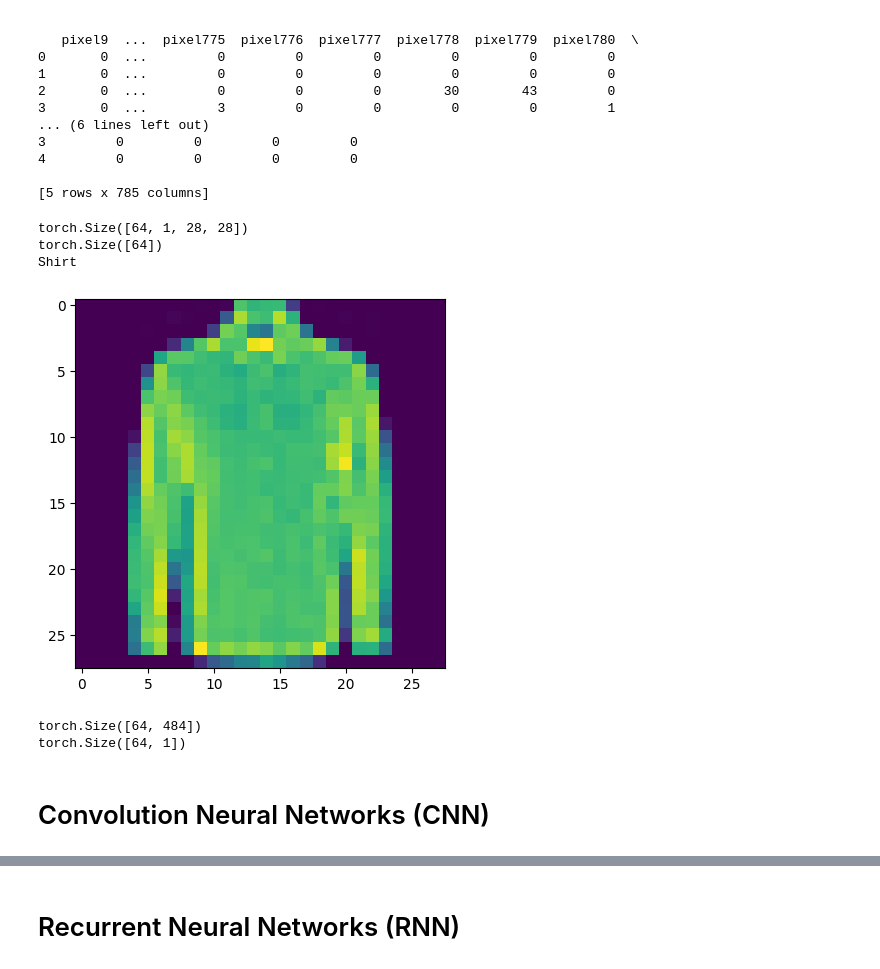
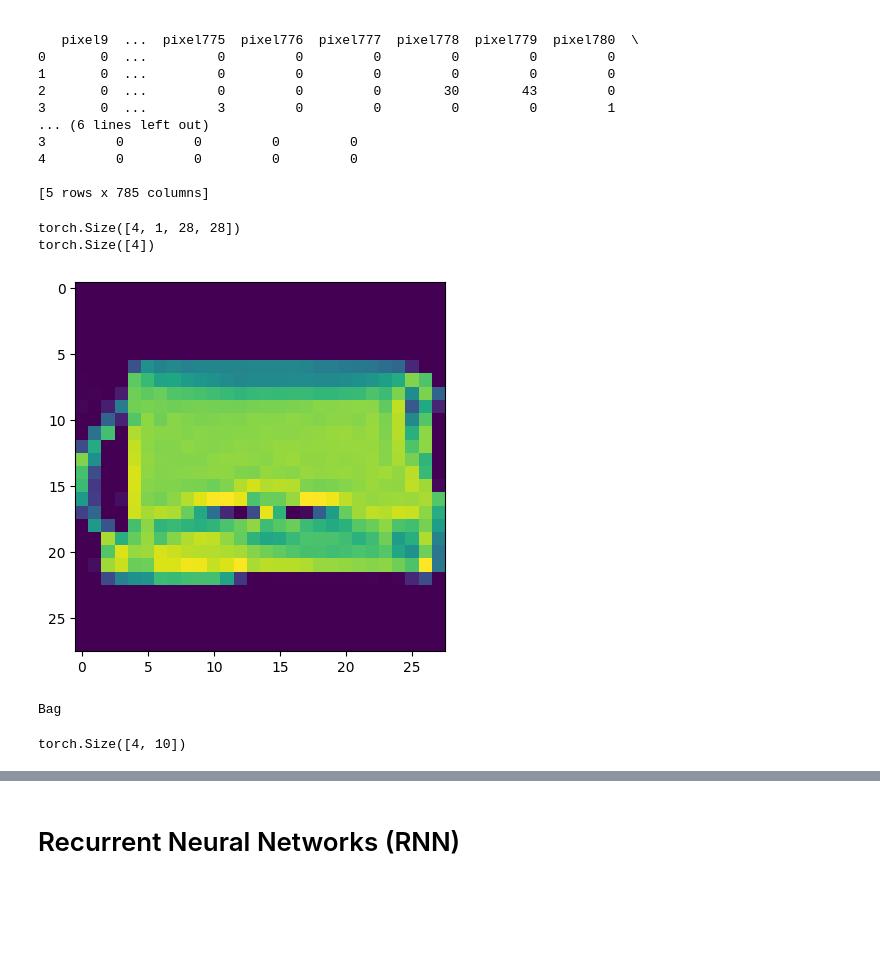
Before and after one commit to NCState-Exploring-Machine-Learning/unit-8-cnns-rnns, a Jupyter notebook: cnns-rnns.ipynb, the cells around one changed output, grey strips where cells are left out. Drawn from its saved outputs; the diff is of its cells as text; code cells hidden in the pictures; blank space fills up the shorter version.

```diff
--- a/cnns-rnns.ipynb
+++ b/cnns-rnns.ipynb
@@ -127,6 +161,7 @@ from torchvision import transforms, datasets
 
 preprocess = transforms.Compose([
     transforms.ToTensor(),
+    transforms.Normalize((0.5,), (0.5))
 ])
 
 fashion_train_dataset = FashionDataset(fashion_train_csv, preprocess)
@@ -134,23 +169,27 @@ fashion_test_dataset = FashionDataset(fashion_test_csv, preprocess)
 # %%
 from torch.utils.data import DataLoader
 # Feed into a data loader
-BATCH_SIZE = 64
+BATCH_SIZE = 4
 fashion_train_loader = DataLoader(fashion_train_dataset, batch_size=BATCH_SIZE, shuffle=True)
 fashion_test_loader = DataLoader(fashion_test_dataset, batch_size=BATCH_SIZE, shuffle=True)
 # %%
 # Visualize Data
 import matplotlib.pyplot as plt
 for batch, labels in fashion_train_loader:
     print(batch.shape)
     print(labels.shape)
+    # Unnormize batch
+    batch = batch/2 + 0.5
+    plt.figure()
     plt.imshow(batch[0].squeeze())
-    print( CLASS_NAMES[labels[0]])
+    plt.show()
+    print( CLASS_NAMES[int(labels[0])])
     break
 # %% [output]
-torch.Size([64, 1, 28, 28])
-torch.Size([64])
-Shirt
+torch.Size([4, 1, 28, 28])
+torch.Size([4])
-[figure, old version]
+[figure, new version]
+Bag
 # %%
 # Build the model
 import torch.nn as nn
@@ -162,15 +201,22 @@ class fashion_mnist_model(nn.Module):
         super(fashion_mnist_model, self).__init__()
         # Create the layers we want to use
         # Made these up for this example
+
+        # Convolutional layer what has 1 input channel - since our images are grayscale
+        # Note we do not have to specify the image size here.
+        # It will then create 10 kernels 3x3 - this determines our number of out channels
         self.conv1 = nn.Conv2d(in_channels=1, out_channels=10, kernel_size=3)
         self.conv2 = nn.Conv2d(in_channels=10, out_channels=3, kernel_size=3)
         self.conv3 = nn.Conv2d(in_channels=3, out_channels=1, kernel_size=3)
-        self.fc1 = nn.Linear(in_features=22 * 22, out_features=1)
+        # Output will be 10 here for the 10 classes. We want to see the
+        # probability of what the image input is for each class.
+        self.fc1 = nn.Linear(in_features=22 * 22, out_features=10)
         self.relu = nn.ReLU()
 
 
     def forward(self, x : torch.Tensor):
         # Use the layers we created to do a feed forward of our data
+        # This is the actual model architecture
         x = self.conv1(x)
         x = self.relu(x)
         x = self.conv2(x)
@@ -178,18 +224,38 @@ class fashion_mnist_model(nn.Module):
         x = self.conv3(x)
         x = self.relu(x)
         x = x.view(x.size(0), -1)
-        print(x.shape)
         x = self.fc1(x)
         return x
 
-# Look at all of these hyperparameters!
+import torch.nn.functional as F
+# PyTorch models inherit from torch.nn.Module
+class GarmentClassifier(nn.Module):
+    def __init__(self):
+        super(GarmentClassifier, self).__init__()
+        self.conv1 = nn.Conv2d(1, 6, 5)
+        self.pool = nn.MaxPool2d(2, 2)
+        self.conv2 = nn.Conv2d(6, 16, 5)
+        self.fc1 = nn.Linear(16 * 4 * 4, 120)
+        self.fc2 = nn.Linear(120, 84)
+        self.fc3 = nn.Linear(84, 10)
+
+    def forward(self, x):
+        x = self.pool(F.relu(self.conv1(x)))
+        x = self.pool(F.relu(self.conv2(x)))
+        x = x.view(-1, 16 * 4 * 4)
+        x = F.relu(self.fc1(x))
+        x = F.relu(self.fc2(x))
+        x = self.fc3(x)
+        return x
+
+
+# Look at all of these hyperparameters we can change!
+
 model = fashion_mnist_model()
+model.eval() # This locks our model and prevents training
 for batch, labels in fashion_train_loader:
     out = model(batch)
     print(out.shape)
     break
 # %% [output]
-torch.Size([64, 484])
-torch.Size([64, 1])
+torch.Size([4, 10])
-# %% [markdown]
-# Convolution Neural Networks (CNN)
```
Also changed, not shown: parts of 13 cells of this notebook, 1 other file.
